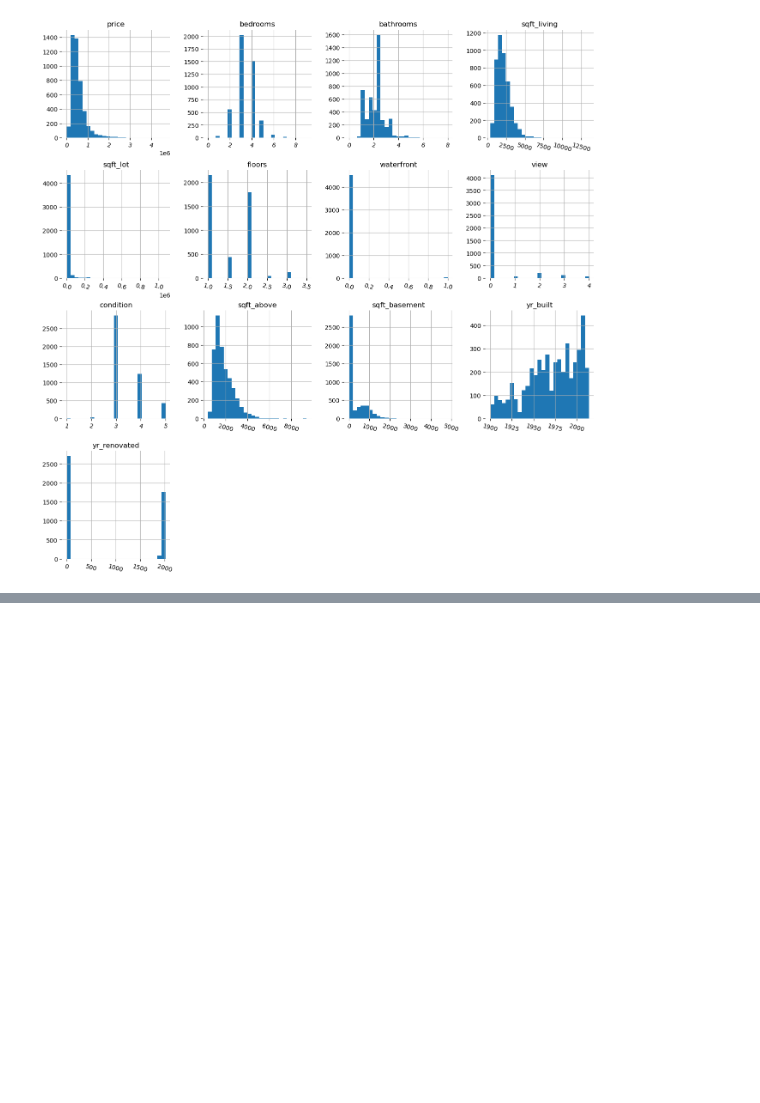
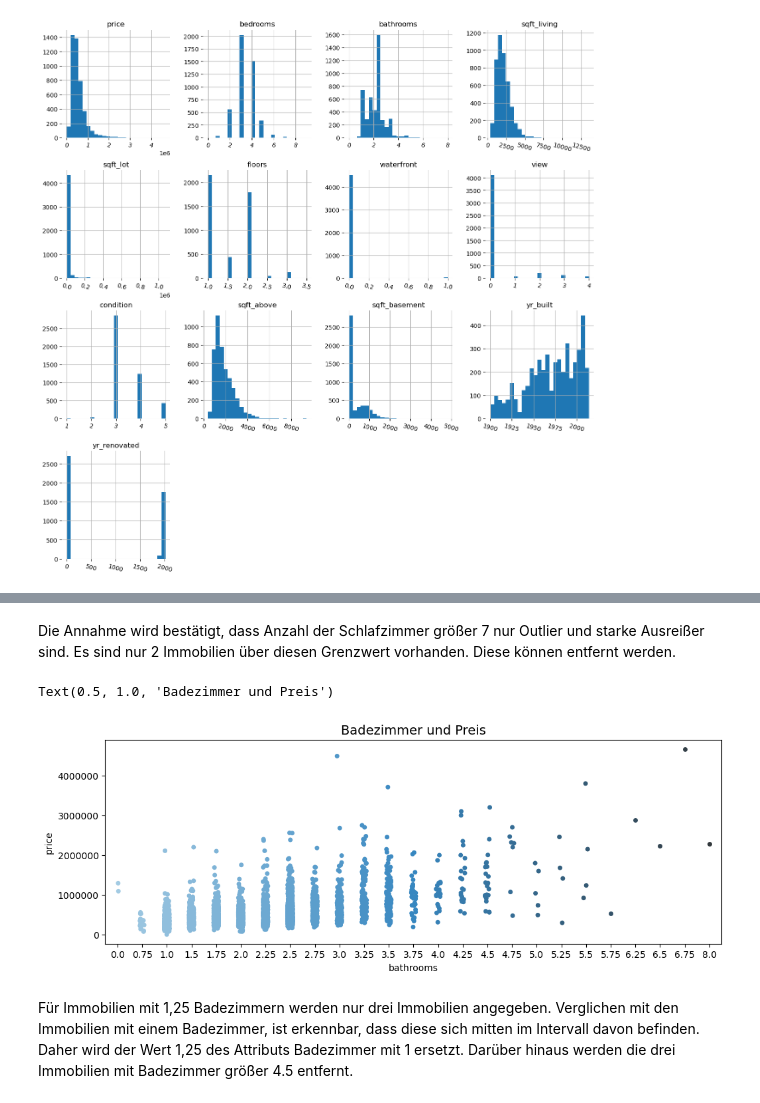
Before and after one commit to anilcemalyasar/INF505-DataMining, a Jupyter notebook: Kapitel 6/Immobilien_Vorlage.ipynb, the cells around one changed output, grey strips where cells are left out. Cells and saved outputs as stored; diff of their text form; code cells hidden in the pictures; blank space fills up the shorter version.

```diff
--- a/Kapitel 6/Immobilien_Vorlage.ipynb
+++ b/Kapitel 6/Immobilien_Vorlage.ipynb
@@ -98,0 +157,14 @@ sns.despine(left=True, bottom=True)
+# %% [markdown]
+Die Annahme wird bestätigt, dass Anzahl der Schlafzimmer größer 7 nur Outlier und starke Ausreißer sind. Es sind nur 2 Immobilien über diesen Grenzwert vorhanden. Diese können entfernt werden.
+# %%
+df = df[df["bedrooms"] <= 7]
+# %%
+plt.figure(figsize=(12,4))
+plt.ticklabel_format(style="plain")
+ax = sns.stripplot(x=df["bathrooms"], y=df["price"], palette="Blues_d")
+ax.set_title("Badezimmer und Preis", fontsize=14)
+# %% [output]
+Text(0.5, 1.0, 'Badezimmer und Preis')
+[figure, added]
+# %% [markdown]
+Für Immobilien mit 1,25 Badezimmern werden nur drei Immobilien angegeben. Verglichen mit den Immobilien mit einem Badezimmer, ist erkennbar, dass diese sich mitten im Intervall davon befinden. Daher wird der Wert 1,25 des Attributs Badezimmer mit 1 ersetzt. Darüber hinaus werden die drei Immobilien mit Badezimmer größer 4.5 entfernt.
```
Also changed, not shown: parts of 21 cells of this notebook.
